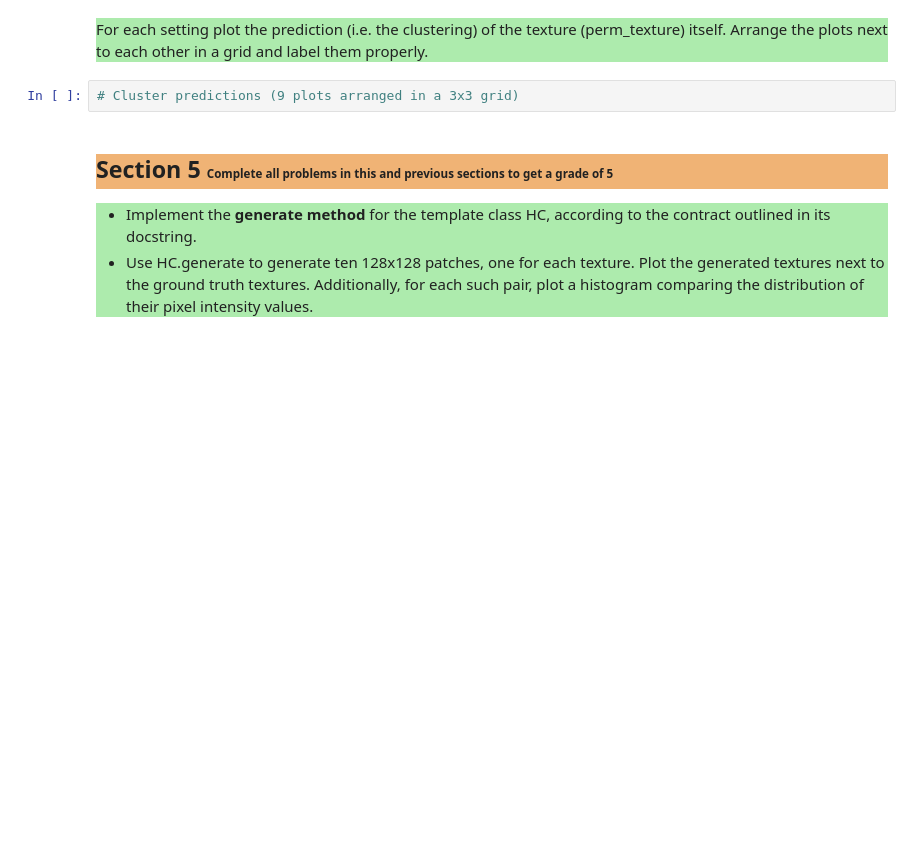
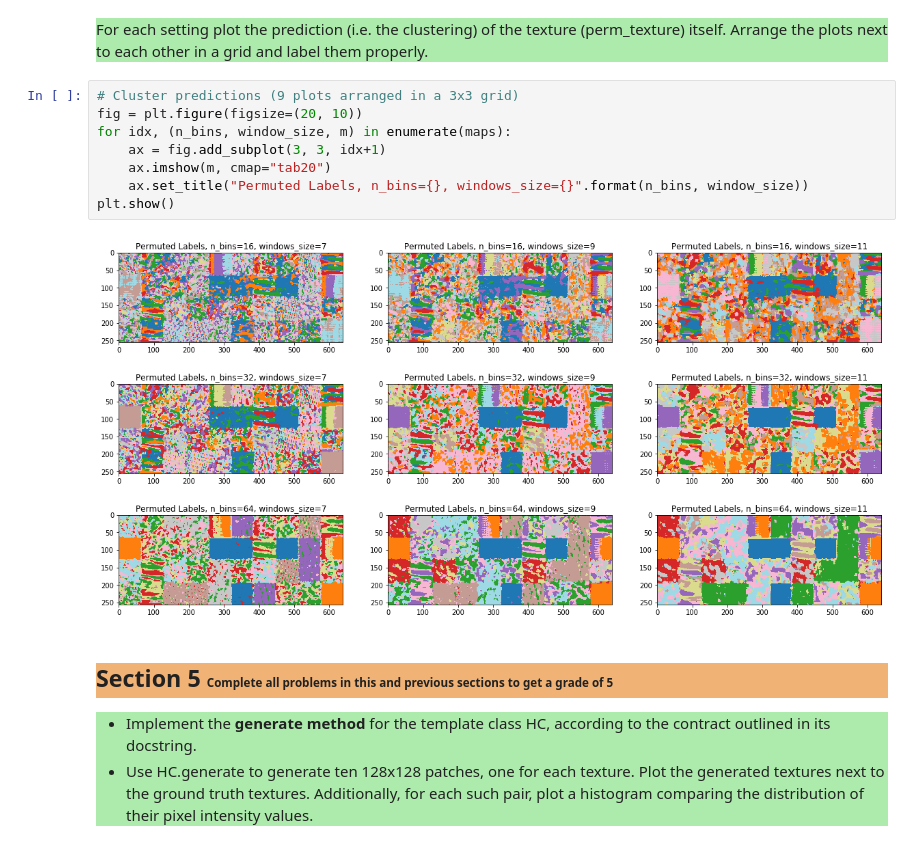
Before and after one commit to mcreng/stat-learning, a Jupyter notebook: slt-ce-4.ipynb, the cells around one changed output. Drawn from its saved outputs; the diff is of its cells as text; blank space fills up the shorter version.

```diff
--- a/slt-ce-4.ipynb
+++ b/slt-ce-4.ipynb
@@ -223,8 +385,16 @@ predicted_perm_label_map = HC.predict(perm_texture)
 <p style="background-color:#adebad;">
     For each setting plot the prediction (i.e. the clustering) of the texture (perm_texture) itself. Arrange the plots next to each other in a grid and label them properly.
     </p>
-# %%
-# Cluster predictions (9 plots arranged in a 3x3 grid)
+# %%
+# Cluster predictions (9 plots arranged in a 3x3 grid)
+fig = plt.figure(figsize=(20, 10))
+for idx, (n_bins, window_size, m) in enumerate(maps):
+    ax = fig.add_subplot(3, 3, idx+1)
+    ax.imshow(m, cmap="tab20")
+    ax.set_title("Permuted Labels, n_bins={}, windows_size={}".format(n_bins, window_size))
+plt.show()
+# %% [output]
+[figure, added]
 # %% [markdown]
 <h2 style="background-color:#f0b375;">
 Section 5
```
Also changed, not shown: parts of 27 cells of this notebook, 1 other file.
